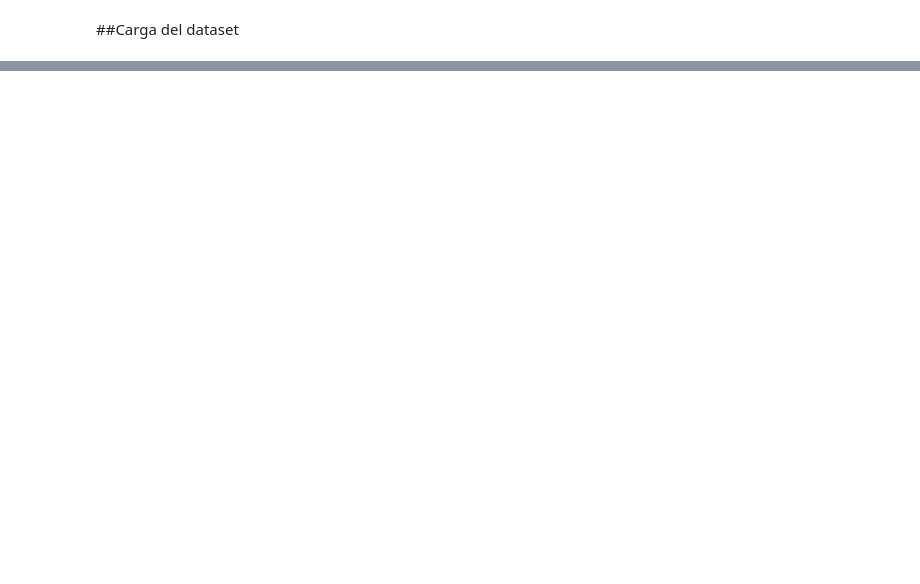
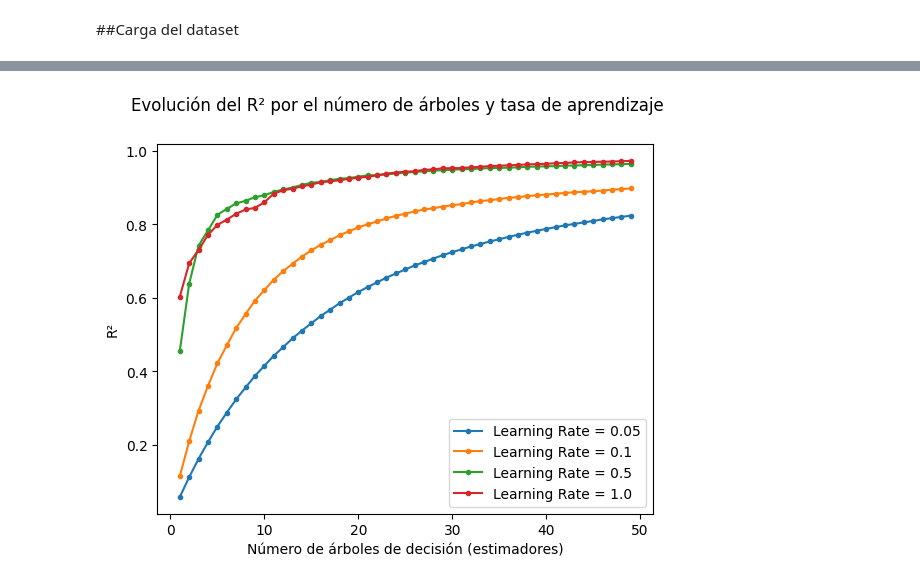
Before and after one commit to gustavox0/Tecnicas_ML, a Jupyter notebook: M6_AI4_SalazarGustavo.ipynb, the cells around one changed output, grey strips where cells are left out. Cells and saved outputs as stored; diff of their text form; code cells hidden in the pictures; blank space fills up the shorter version.

```diff
--- a/M6_AI4_SalazarGustavo.ipynb
+++ b/M6_AI4_SalazarGustavo.ipynb
@@ -383,0 +307,24 @@ Con Base en lo anterior, los modelos Bernoulli, Multinomial, KNN y el àrbol de
+# %%
+#Modelo con parámetros optimizados
+rf_model_optimo = RandomForestRegressor(random_state=0, max_depth=4, n_jobs=5, n_estimators=30,max_features="sqrt")
+rf_model_optimo.fit(X_train, y_train)
+
+pred_train = rf_model_optimo.predict(X_train)
+pred_test = rf_model_optimo.predict(X_test)
+
+
+mae_RF = mean_absolute_error(y_test, pred_test)
+mse_RF = mean_squared_error(y_test, pred_test)
+rmse_RF = np.sqrt(mse_RF)
+r2_RF = r2_score(y_test, pred_test)
+
+Precision_train_RF=100.0*rf_model_optimo.score(X_train, y_train)
+Precision_test_RF=100.0*rf_model_optimo.score(X_test, y_test)
+
+# Imprimir las métricas de evaluación del modelo Random Forest
+print("Mean Absolute Error (MAE): {:.3f}".format(mae_RF))
+print("Mean Squared Error (MSE): {:.3f}".format(mse_RF))
+print("Root Mean Squared Error (RMSE): {:.3f}".format(rmse_RF))
+print("R-squared (R2): {:.3f}".format(r2_RF))
+print("Precisión sobre los datos de entrenamiento: {:.2f}".format(Precision_train_RF))
+print("Precisión sobre los datos de test: {:.2f}".format(Precision_test_RF))
@@ -383,0 +356,21 @@ Con Base en lo anterior, los modelos Bernoulli, Multinomial, KNN y el àrbol de
+# %%
+max_depth = 1 #weak learner más simple
+min = 1
+max = 50
+
+for learning_rate in [0.05, 0.1, 0.5, 1.0]:
+  R2_list = []
+  for n_estimators in range (min, max):
+    gb_model = GradientBoostingRegressor(random_state=0, n_estimators=n_estimators, max_depth=max_depth, learning_rate=learning_rate)
+    gb_model.fit(X_train, y_train)
+    R2_list.append(gb_model.score(X_test, y_test))
+
+  plt.plot(range(min,max), R2_list, marker='.', linestyle='-', label="Learning Rate = " + str(learning_rate))
+
+plt.suptitle("Evolución del R² por el número de árboles y tasa de aprendizaje")
+plt.xlabel('Número de árboles de decisión (estimadores)')
+plt.ylabel("R²")
+plt.legend()
+plt.show()
+# %% [output]
+[figure, added]
```
Also changed, not shown: parts of 111 cells of this notebook.
